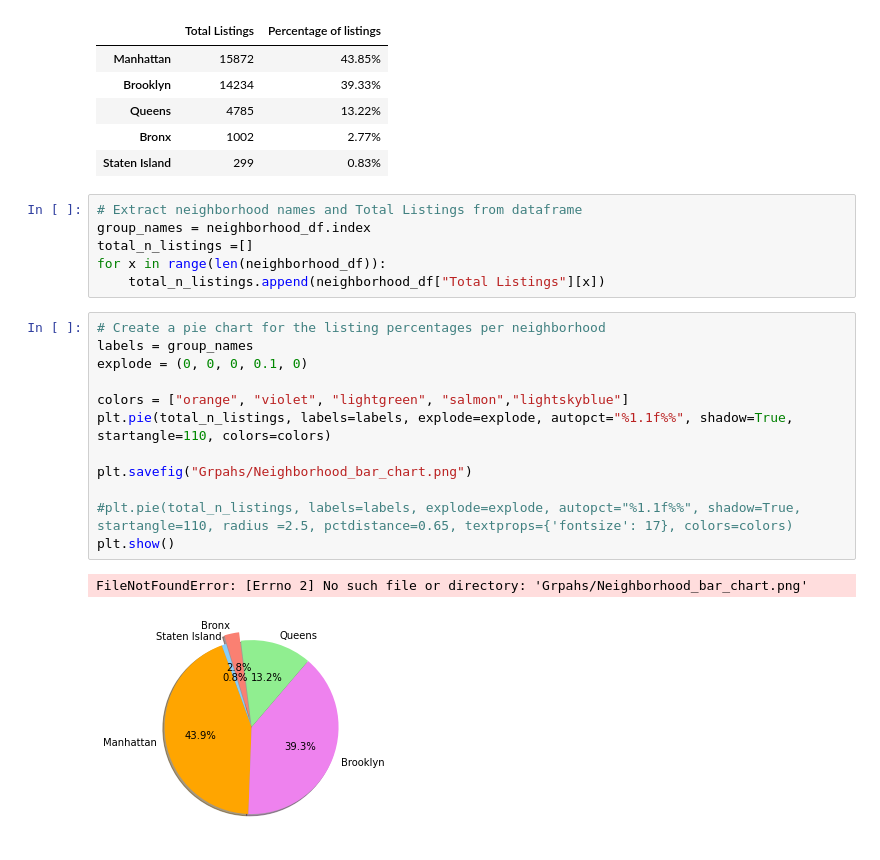
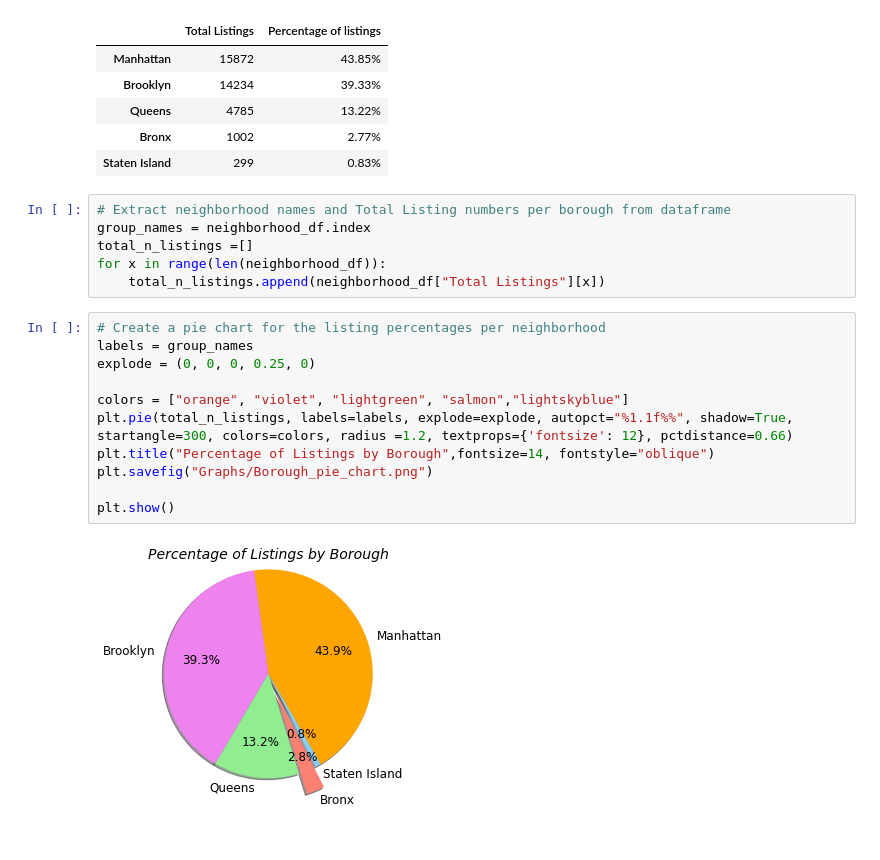
Before and after one commit to MWilliamsDP/ProjectOne, a Jupyter notebook: PricingvsNeighborhood.ipynb, the cells around one changed output. Saved outputs shown, nothing was run; the diff lists cells and outputs as text.

```diff
--- a/PricingvsNeighborhood.ipynb
+++ b/PricingvsNeighborhood.ipynb
@@ -44,7 +44,7 @@ neighborhood_df
 | Bronx | 1002 | 2.77% |
 | Staten Island | 299 | 0.83% |
 # %%
-# Extract neighborhood names and Total Listings from dataframe
+# Extract neighborhood names and Total Listing numbers per borough from dataframe
 group_names = neighborhood_df.index
 total_n_listings =[]
 for x in range(len(neighborhood_df)):
@@ -52,15 +52,13 @@ for x in range(len(neighborhood_df)):
 # %%
 # Create a pie chart for the listing percentages per neighborhood
 labels = group_names
-explode = (0, 0, 0, 0.1, 0)
+explode = (0, 0, 0, 0.25, 0)
 
 colors = ["orange", "violet", "lightgreen", "salmon","lightskyblue"]
-plt.pie(total_n_listings, labels=labels, explode=explode, autopct="%1.1f%%", shadow=True, startangle=110, colors=colors)
+plt.pie(total_n_listings, labels=labels, explode=explode, autopct="%1.1f%%", shadow=True, startangle=300, colors=colors, radius =1.2, textprops={'fontsize': 12}, pctdistance=0.66)
+plt.title("Percentage of Listings by Borough",fontsize=14, fontstyle="oblique")
+plt.savefig("Graphs/Borough_pie_chart.png")
 
-plt.savefig("Grpahs/Neighborhood_bar_chart.png")
-
-#plt.pie(total_n_listings, labels=labels, explode=explode, autopct="%1.1f%%", shadow=True, startangle=110, radius =2.5, pctdistance=0.65, textprops={'fontsize': 17}, colors=colors)
 plt.show()
 # %% [output]
-FileNotFoundError: [Errno 2] No such file or directory: 'Grpahs/Neighborhood_bar_chart.png'
-[figure, old version]
+[figure, new version]
```
Also changed, not shown: parts of 6 cells of this notebook, 2 other files.
